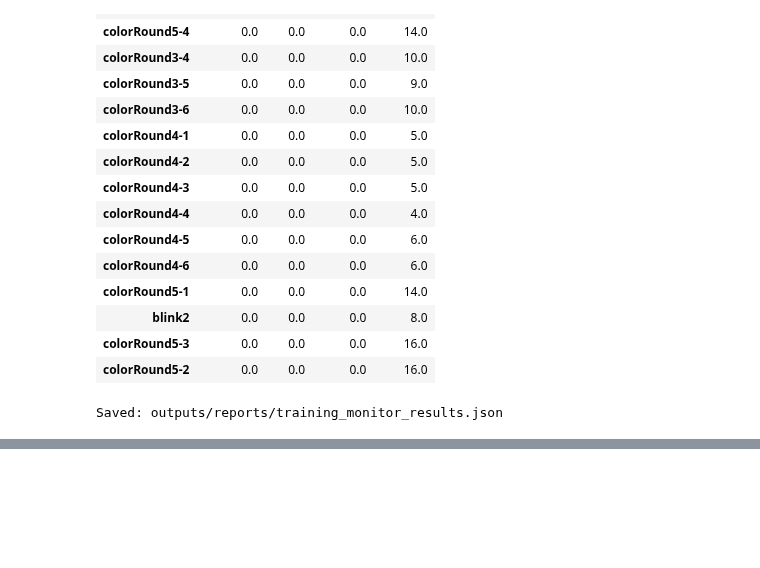
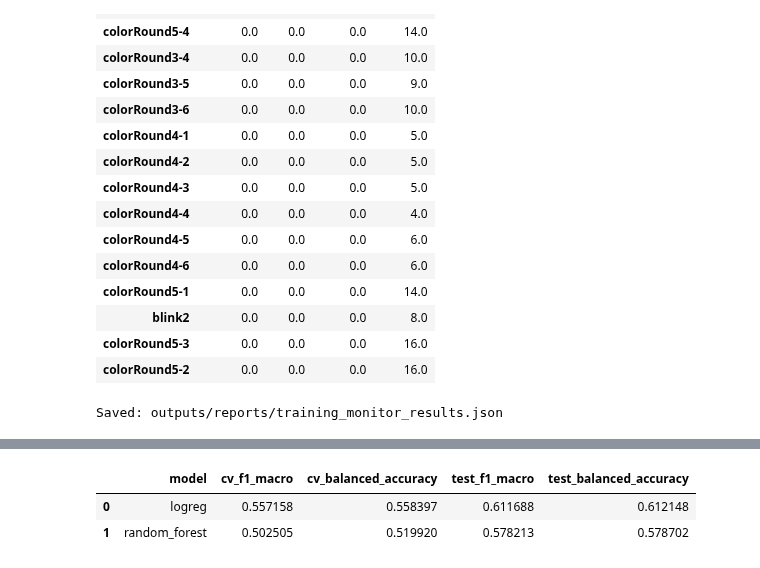
Before and after one commit to parhamkebria/EEG, a Jupyter notebook: training_monitor.ipynb, the cells around one changed output, grey strips where cells are left out. Saved outputs shown, nothing was run; the diff lists cells and outputs as text; code cells hidden in the pictures; blank space fills up the shorter version.

```diff
--- a/training_monitor.ipynb
+++ b/training_monitor.ipynb
@@ -393,0 +443,80 @@ Saved: outputs/reports/training_monitor_results.json
+# %%
+# Automatic imbalance handling for the 4-class target.
+counts4 = y_train4.value_counts()
+imbalance_ratio4 = float(counts4.max() / max(counts4.min(), 1))
+class_weight_enabled4 = imbalance_ratio4 >= IMBALANCE_THRESHOLD
+
+lr_class_weight4 = "balanced" if class_weight_enabled4 else None
+rf_class_weight4 = "balanced_subsample" if class_weight_enabled4 else None
+
+baseline4 = Pipeline([
+    ("imputer", SimpleImputer(strategy="median")),
+    ("clf", DummyClassifier(strategy="most_frequent")),
+])
+
+candidates4 = {
+    "logreg": Pipeline([
+        ("imputer", SimpleImputer(strategy="median")),
+        ("scaler", StandardScaler()),
+        ("clf", LogisticRegression(max_iter=4000, solver="lbfgs", class_weight=lr_class_weight4, random_state=SEED)),
+    ]),
+    "random_forest": Pipeline([
+        ("imputer", SimpleImputer(strategy="median")),
+        ("clf", RandomForestClassifier(
+            n_estimators=100,
+            max_depth=20,
+            min_samples_leaf=2,
+            class_weight=rf_class_weight4,
+            random_state=SEED,
+            n_jobs=-1,
+        )),
+    ]),
+}
+
+print(f"4-class train imbalance ratio: {imbalance_ratio4:.2f}x")
+print("Class-weight enabled:", class_weight_enabled4)
+
+baseline4_cv, baseline4_folds = evaluate_with_groupkfold(
+    name="baseline_dummy_4class",
+    estimator=baseline4,
+    x=x_train4,
+    y=y_train4,
+    groups=g_train4,
+    n_splits=N_SPLITS,
+)
+baseline4_fit = clone(baseline4).fit(x_train4, y_train4)
+baseline4_test = evaluate_on_test(baseline4_fit, x_test4, y_test4)
+
+results4 = {}
+summary_rows4 = []
+
+for name, estimator in candidates4.items():
+    cv_summary4, fold_df4 = evaluate_with_groupkfold(
+        name=name + "_4class",
+        estimator=estimator,
+        x=x_train4,
+        y=y_train4,
+        groups=g_train4,
+        n_splits=N_SPLITS,
+    )
+    fit4 = clone(estimator).fit(x_train4, y_train4)
+    test_metrics4 = evaluate_on_test(fit4, x_test4, y_test4)
+
+    results4[name] = {
+        "cv_summary": cv_summary4,
+        "cv_folds": fold_df4,
+        "model": fit4,
+        "test": test_metrics4,
+    }
+    summary_rows4.append({
+        "model": name,
+        "cv_f1_macro": cv_summary4["f1_macro_mean"],
+        "cv_balanced_accuracy": cv_summary4["balanced_accuracy_mean"],
+        "test_f1_macro": test_metrics4["f1_macro"],
+        "test_balanced_accuracy": test_metrics4["balanced_accuracy"],
+    })
+
+summary4 = pd.DataFrame(summary_rows4).sort_values("cv_f1_macro", ascending=False)
+print("\n4-class model comparison:")
+display(summary4)
+# %% [output]
@@ -393,0 +536,3 @@ Saved: outputs/reports/training_monitor_results.json
+|  | model | cv_f1_macro | cv_balanced_accuracy | test_f1_macro | test_balanced_accuracy |
+| 0 | logreg | 0.557158 | 0.558397 | 0.611688 | 0.612148 |
+| 1 | random_forest | 0.502505 | 0.519920 | 0.578213 | 0.578702 |
```
Also changed, not shown: parts of 4 cells of this notebook, 1 other file.
